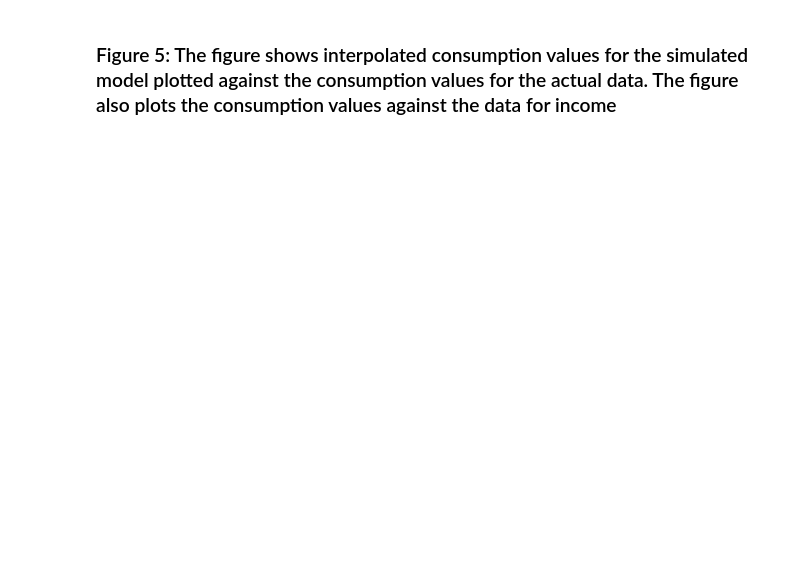
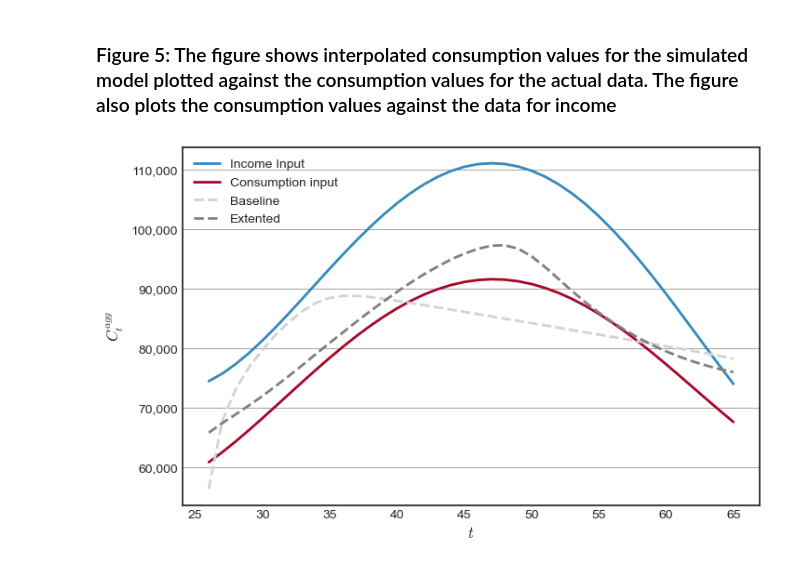
Before and after one commit to AsFyhn/DP-life-cycle, a Jupyter notebook: Run_all.ipynb, the cells around one changed output. Drawn from its saved outputs; the diff is of its cells as text; code cells hidden in the pictures; blank space fills up the shorter version.

```diff
--- a/Run_all.ipynb
+++ b/Run_all.ipynb
@@ -344,20 +384,22 @@ else:
 # %%
 # simulate the model with the estimated parameters
 model_fit_ext = gp_model(**{'beta':est_ext.est[0],'beta2':est_ext.est[1],'rho':est_ext.est[2],'share':est_ext.est[3]})
 model_fit_ext.solve_model()
 sim_fit_ext = Simulator(model_fit_ext.par, model_fit_ext.sol).main()
 
 # plot the simulated values
 fig = pg.PlotFigure(figsize=(8,5),fontname='Arial')
 x = range(model_types.par.t0,model_types.par.Tr)
 fig.add_plot(x,model_data.Ybar[:-1], label=f"Income Input", linestyle='-',axis='y1')
 fig.add_plot(x,np.exp(real_data), label=f"Consumption input", linestyle='-',axis='y1')
 fig.add_plot(x,sim_fit.C_avg, label=f"Baseline", linestyle='--',color='lightgrey',axis='y1')
 fig.add_plot(x,sim_fit_ext.C_avg, label=f"Extented", linestyle='--',color='grey',axis='y1')
 fig.add_gridlines(axis='y')
 fig.set_number_format('y','{x:,.0f}')
 fig.set_ylabel("$C_t^{agg}$")
 fig.set_xlabel("$t$")
 fig.add_legend()
-fig.save_figure(f'{local_path}/output/extended_model_fit.png')
+
 fig.show()
+# %% [output]
+[figure, added]
```
Also changed, not shown: parts of 22 cells of this notebook, 25 other files.
